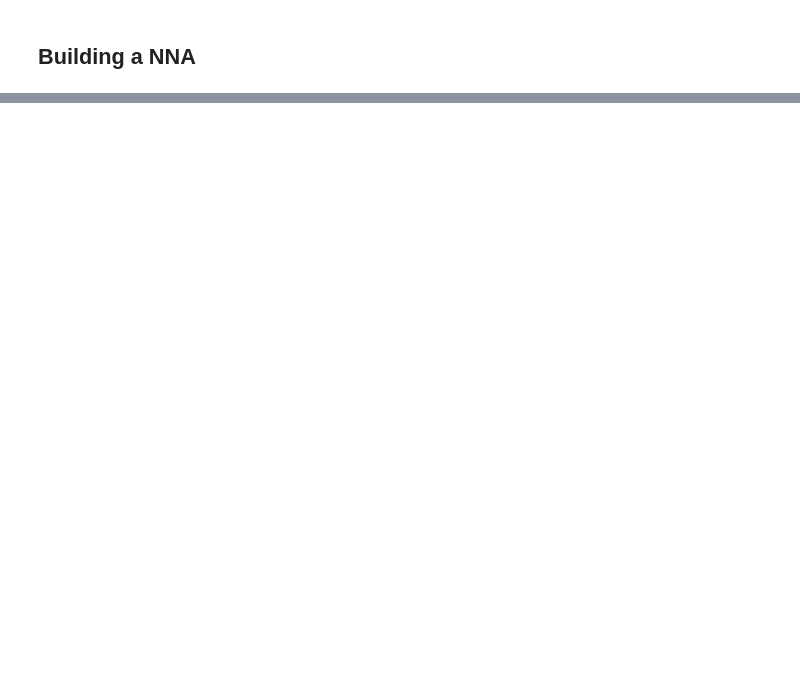
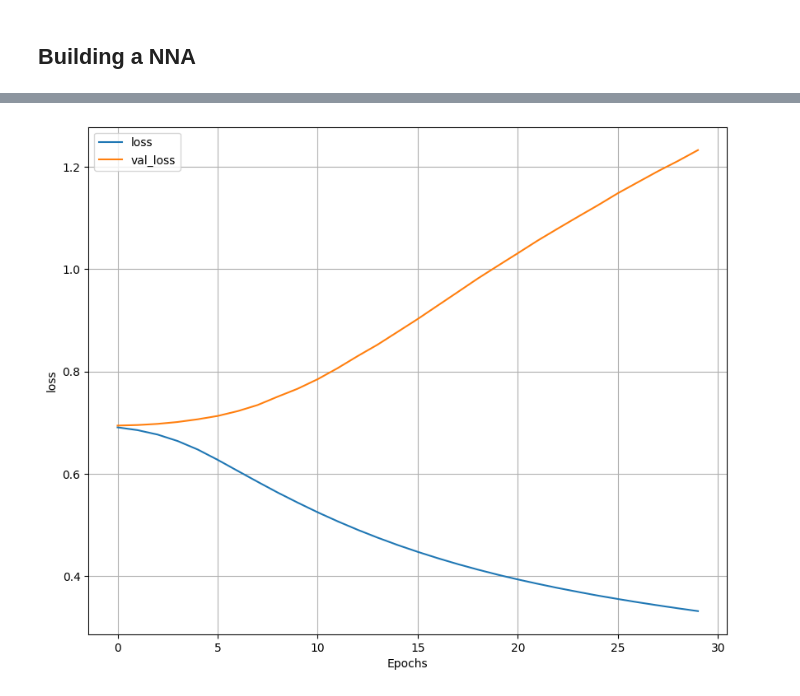
Before and after one commit to Gino1807/deep_learning, a Jupyter notebook: notebooks/Sentiment analisys.ipynb, the cells around one changed output, grey strips where cells are left out. Cells and saved outputs as stored; diff of their text form; code cells hidden in the pictures; blank space fills up the shorter version.

```diff
--- a/notebooks/Sentiment analisys.ipynb
+++ b/notebooks/Sentiment analisys.ipynb
@@ -156,0 +240,13 @@ plt.show()
+# %%
+X_val=vectorizer.transform(X_val_prep)
+X_val=X_val.toarray()
+# %%
+from tensorflow.keras import models
+from tensorflow.keras import layers
+
+model=models.Sequential()
+model.add(layers.Dense(16,activation='relu',input_shape=(X_train.shape[1],)))
+model.add(layers.Dense(16,activation='relu'))
+model.add(layers.Dense(1,activation='sigmoid'))
+
+model.summary()
@@ -156,0 +267,14 @@ plt.show()
+# %%
+from tensorflow.keras import optimizers
+from tensorflow.keras.metrics import Precision
+
+model.compile(
+    optimizer=optimizers.SGD(learning_rate=0.0005),
+    loss='binary_crossentropy',
+    metrics=['accuracy',Precision()]
+    )
+# %%
+history=model.fit(X_train,y_train,
+                epochs=30,
+                validation_data=(X_val,y_val)
+)
@@ -156,0 +299,8 @@ plt.show()
+# %%
+pd.DataFrame(history.history)[['loss','val_loss']].plot(figsize=(10,8))
+plt.grid(True)
+plt.xlabel ('Epochs')
+plt.ylabel('loss')
+plt.show()
+# %% [output]
+[figure, added]
```
Also changed, not shown: parts of 39 cells of this notebook.
